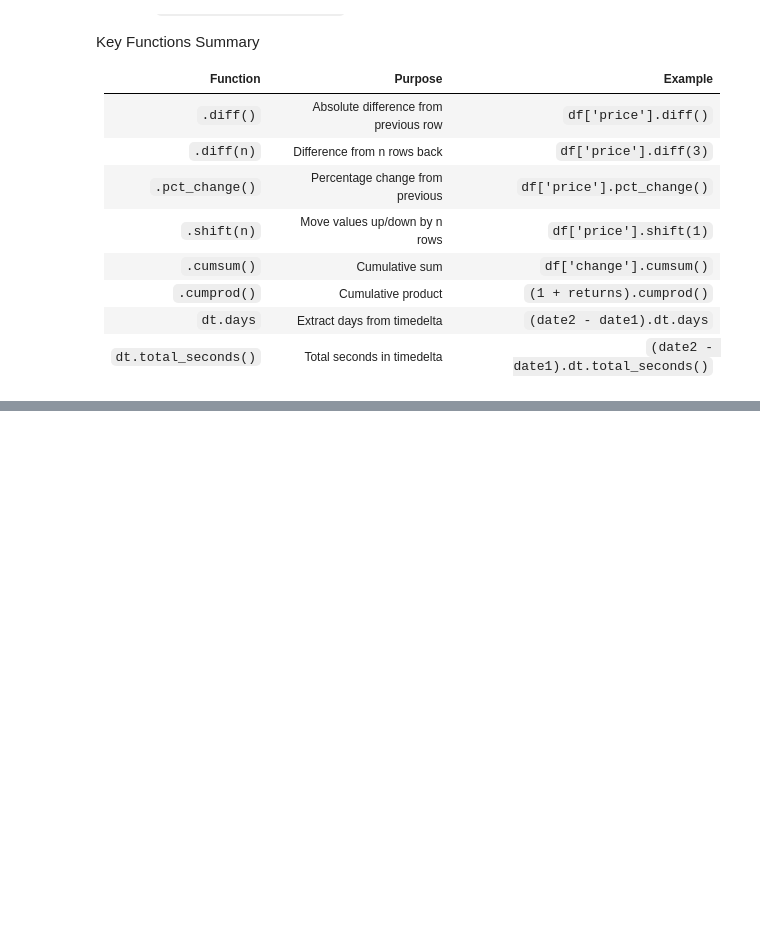
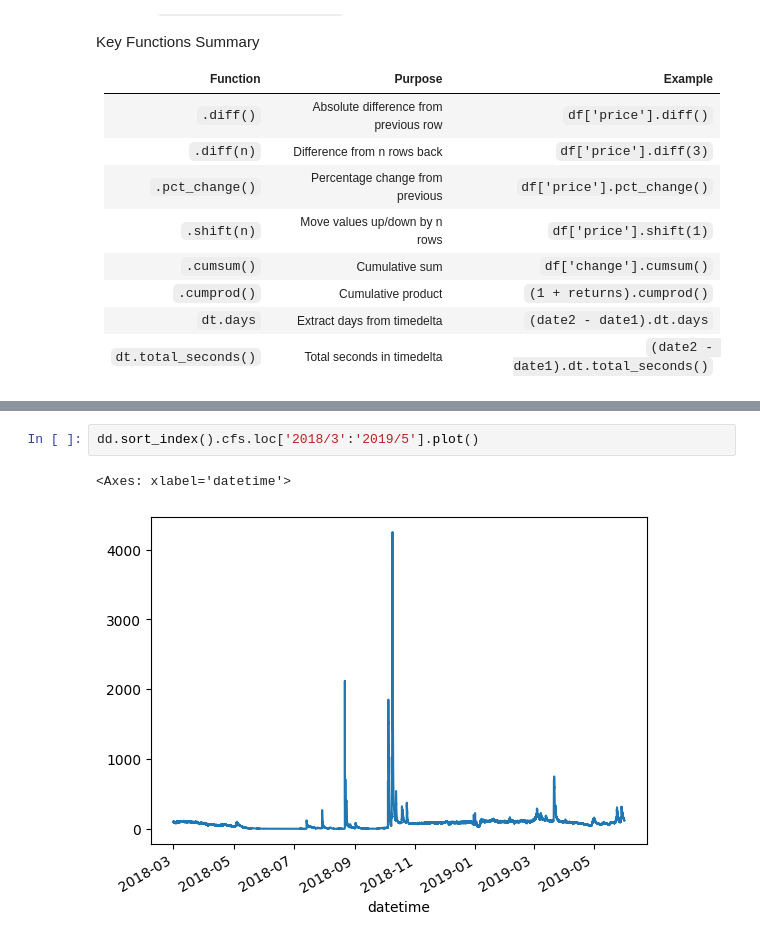
Before and after one commit to jeremyxtmeng/learning-pandas-plotting, a Jupyter notebook: learning_5_pandas_datetime.ipynb, the cells around one changed output, grey strips where cells are left out. Saved outputs shown, nothing was run; the diff lists cells and outputs as text; blank space fills up the shorter version.

```diff
--- a/learning_5_pandas_datetime.ipynb
+++ b/learning_5_pandas_datetime.ipynb
@@ -52,0 +158,5 @@ Key Functions Summary
+# %%
+dd.sort_index().cfs.loc['2018/3':'2019/5'].plot()
+# %% [output]
+<Axes: xlabel='datetime'>
+[figure, added]
```
Also changed, not shown: parts of 13 cells of this notebook, 1 other file.
